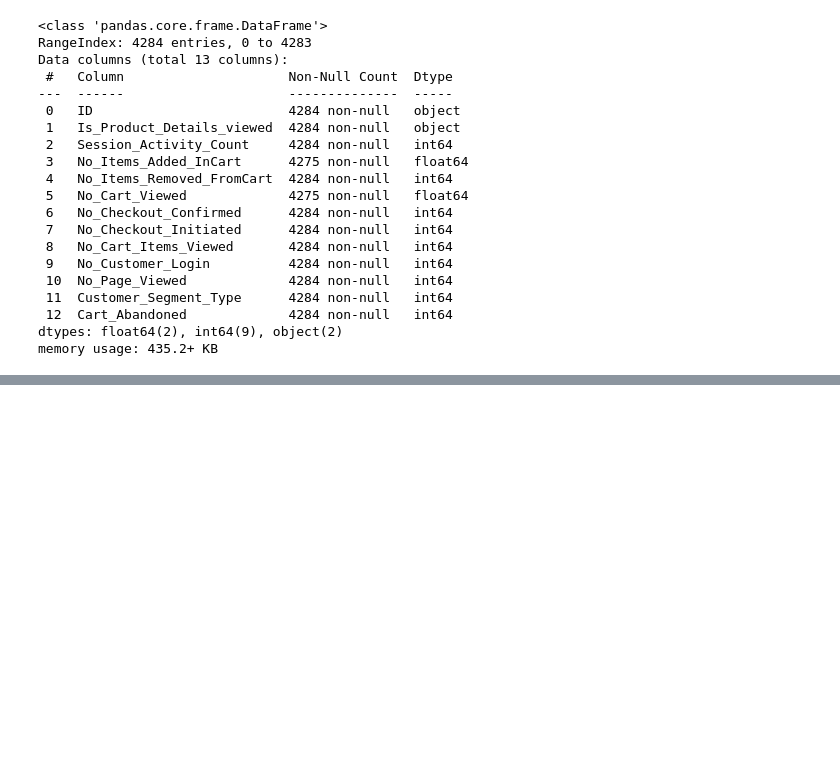
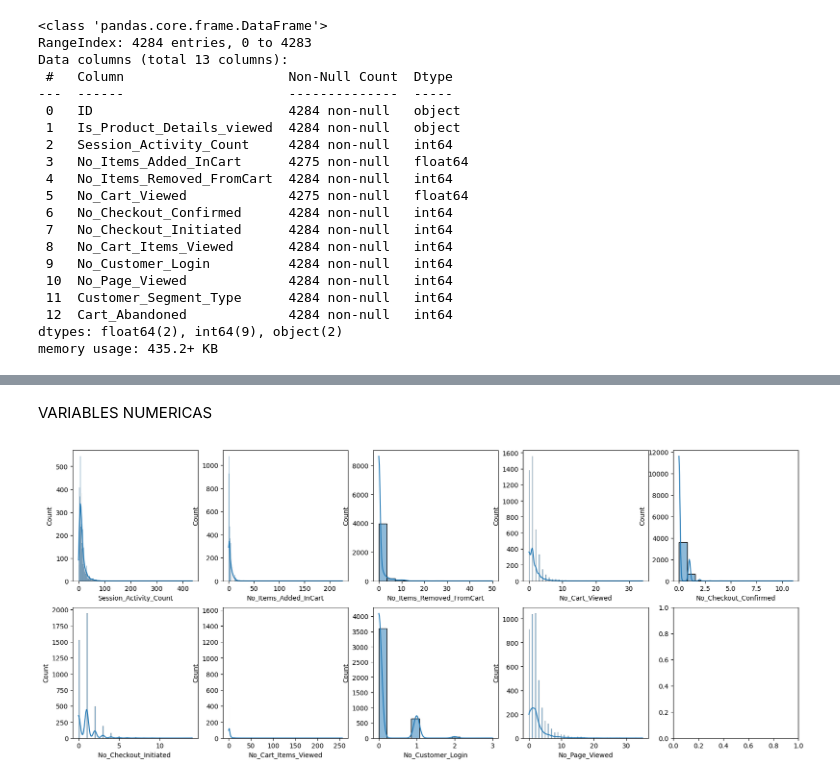
Before and after one commit to newneo4/c18-60-m-data-bi, a Jupyter notebook: notebooks/etl.ipynb, the cells around one changed output, grey strips where cells are left out. Cells and saved outputs as stored; diff of their text form; code cells hidden in the pictures; blank space fills up the shorter version.

```diff
--- a/notebooks/etl.ipynb
+++ b/notebooks/etl.ipynb
@@ -54,0 +63,5 @@ df_pb = data.copy()
+# %%
+
+cat = data[["Is_Product_Details_viewed", "Customer_Segment_Type", "Cart_Abandoned"]]
+
+num = data.drop(columns=["Is_Product_Details_viewed", "Customer_Segment_Type", "Cart_Abandoned"])
@@ -54,0 +76,9 @@ df_pb = data.copy()
+# %% [markdown]
+VARIABLES NUMERICAS
+# %%
+f, ax = plt.subplots(nrows=2, ncols=5, figsize=(20, 8))
+
+for column, subplot in zip(num.columns.tolist(), ax.flatten()):
+    sns.histplot(num[column], kde=True, ax=subplot)
+# %% [output]
+[figure, added]
```
Also changed, not shown: parts of 57 cells of this notebook.
